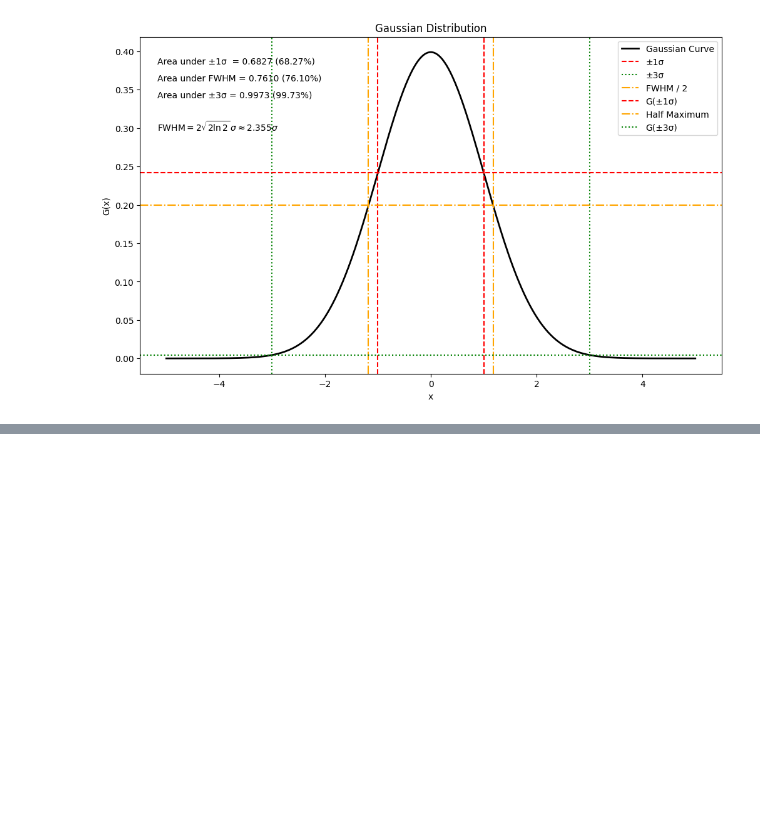
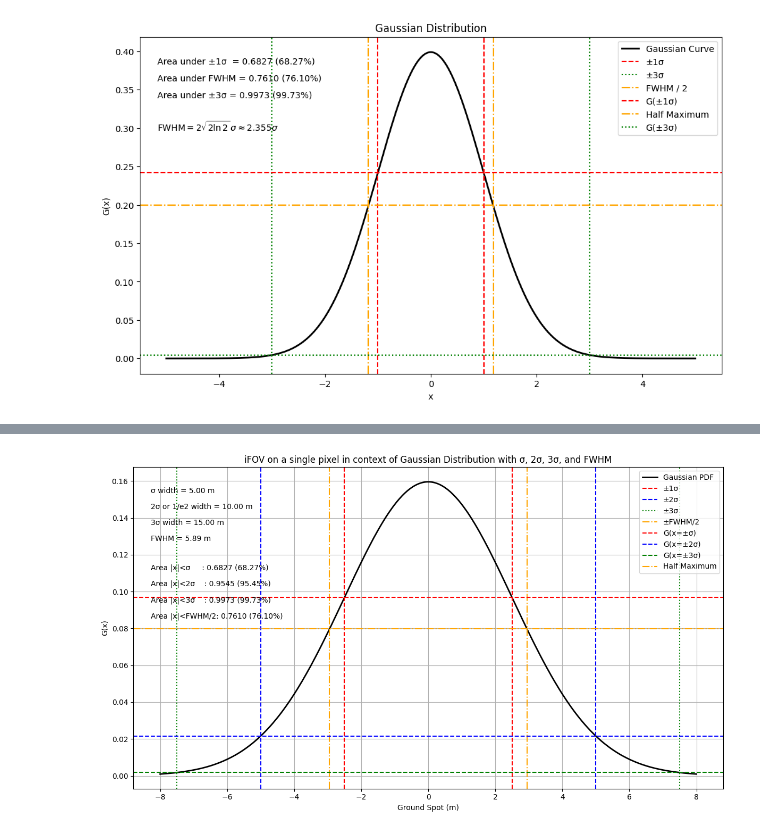
Before and after one commit to raidurgesh/CASALS, a Jupyter notebook: Gaussian_v0.1.ipynb, the cells around one changed output, grey strips where cells are left out. Cells and saved outputs as stored; diff of their text form; code cells hidden in the pictures; blank space fills up the shorter version.

```diff
--- a/Gaussian_v0.1.ipynb
+++ b/Gaussian_v0.1.ipynb
@@ -61,0 +342,72 @@ plt.show()
+# %%
+import numpy as np
+import matplotlib.pyplot as plt
+from scipy.special import erf
+
+# Gaussian parameters
+mu = 0.0
+sigma = 2.5
+
+x = np.linspace(-8, 8, 400)
+gaussian = (1 / (sigma * np.sqrt(2 * np.pi))) * np.exp(-(x - mu)**2 / (2 * sigma**2))
+
+# Peak and widths
+peak = 1 / (sigma * np.sqrt(2 * np.pi))
+hwhm = sigma * np.sqrt(2 * np.log(2))
+fwhm = 2 * hwhm
+
+# Levels
+level_1sigma = peak * np.exp(-0.5)
+level_2sigma = peak * np.exp(-2.0)
+level_3sigma = peak * np.exp(-4.5)
+level_fwhm = 0.5 * peak
+
+# Areas
+area_1sigma = erf(1 / np.sqrt(2))
+area_2sigma = erf(2 / np.sqrt(2))
+area_3sigma = erf(3 / np.sqrt(2))
+area_fwhm = erf(np.sqrt(np.log(2)))  # ±FWHM/2
+
+# Plot
+plt.figure(figsize=(12, 7))
+plt.plot(x, gaussian, color="black", linewidth=2, label="Gaussian PDF")
+
+# Vertical markers
+plt.axvline(-sigma, linestyle="--", color="red", label="±1σ")
+plt.axvline(sigma, linestyle="--", color="red")
+
+plt.axvline(-2*sigma, linestyle="--", color="blue", label="±2σ")
+plt.axvline(2*sigma, linestyle="--", color="blue")
+
+plt.axvline(-3*sigma, linestyle=":", color="green", label="±3σ")
+plt.axvline(3*sigma, linestyle=":", color="green")
+
+plt.axvline(-hwhm, linestyle="-.", color="orange", label="±FWHM/2")
+plt.axvline(hwhm, linestyle="-.", color="orange")
+
+# Horizontal markers
+plt.axhline(level_1sigma, linestyle="--", color="red", label="G(x=±σ)")
+plt.axhline(level_2sigma, linestyle="--", color="blue", label="G(x=±2σ)")
+plt.axhline(level_3sigma, linestyle="--", color="green", label="G(x=±3σ)")
+plt.axhline(level_fwhm, linestyle="-.", color="orange", label="Half Maximum")
+
+# Annotations
+plt.text(0.03, 0.92, f"σ width = {2*sigma:.2f} m", transform=plt.gca().transAxes)
+plt.text(0.03, 0.87, f"2σ or 1/e2 width = {4*sigma:.2f} m", transform=plt.gca().transAxes)
+plt.text(0.03, 0.82, f"3σ width = {6*sigma:.2f} m", transform=plt.gca().transAxes)
+plt.text(0.03, 0.77, f"FWHM = {fwhm:.2f} m", transform=plt.gca().transAxes)
+
+plt.text(0.03, 0.68, f"Area |x|<σ     : {area_1sigma:.4f} (68.27%)", transform=plt.gca().transAxes)
+plt.text(0.03, 0.63, f"Area |x|<2σ    : {area_2sigma:.4f} (95.45%)", transform=plt.gca().transAxes)
+plt.text(0.03, 0.58, f"Area |x|<3σ    : {area_3sigma:.4f} (99.73%)", transform=plt.gca().transAxes)
+plt.text(0.03, 0.53, f"Area |x|<FWHM/2: {area_fwhm:.4f} (76.10%)", transform=plt.gca().transAxes)
+
+plt.xlabel("Ground Spot (m)")
+plt.ylabel("G(x)")
+plt.title("iFOV on a single pixel in context of Gaussian Distribution with σ, 2σ, 3σ, and FWHM")
+plt.legend()
+plt.grid()
+plt.tight_layout()
+plt.show()
+# %% [output]
+[figure, added]
```
Also changed, not shown: parts of 11 cells of this notebook, 2 other files.
